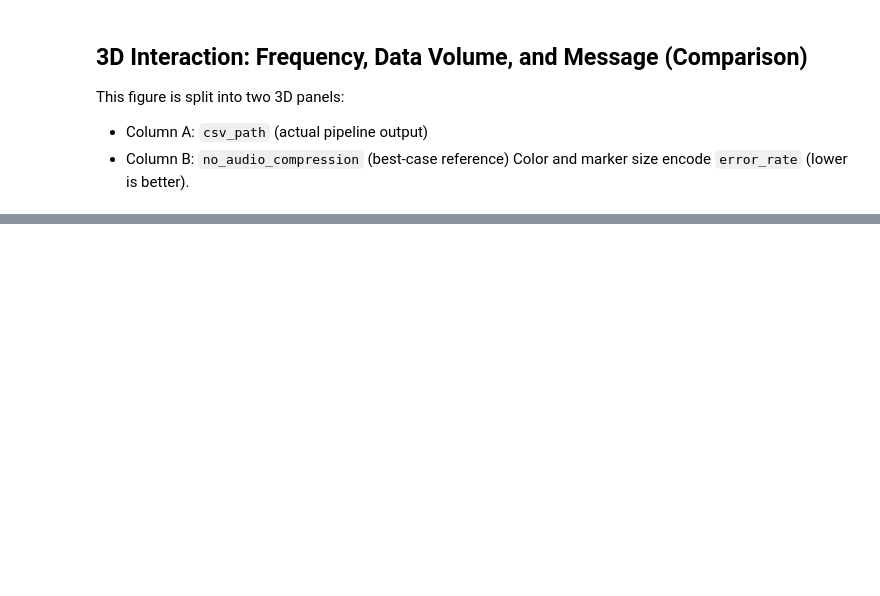
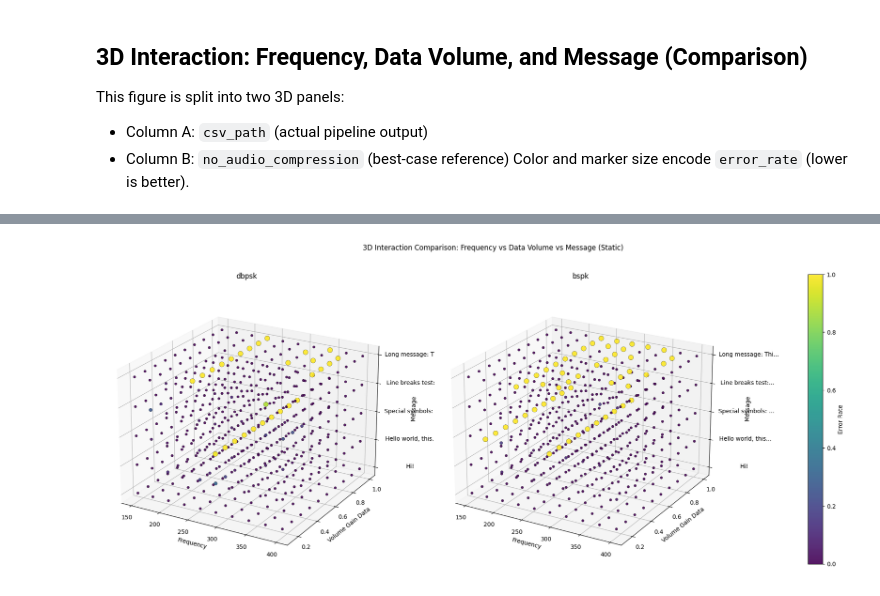
Before and after one commit to forcellatofrancesco/audio_steganography, a Jupyter notebook: src/plots/260521_results.ipynb, the cells around one changed output, grey strips where cells are left out. Cells and saved outputs as stored; diff of their text form; code cells hidden in the pictures; blank space fills up the shorter version.

```diff
--- a/src/plots/260521_results.ipynb
+++ b/src/plots/260521_results.ipynb
@@ -681,0 +701,81 @@ fig.show()
+# %%
+import matplotlib.colors as mcolors
+
+
+def _add_static_3d_panel(
+    ax, plot_df: DataFrame, message_order: list[str], panel_title: str
+):
+    if plot_df.empty:
+        ax.text2D(0.5, 0.5, "No data", transform=ax.transAxes, ha="center", va="center")
+        ax.set_axis_off()
+        return None
+
+    scatter = ax.scatter(
+        plot_df["frequency"],
+        plot_df["volume_gain_data"],
+        plot_df["message_idx"],
+        c=plot_df["error_rate_clipped"],
+        cmap="viridis",
+        norm=mcolors.Normalize(vmin=0, vmax=1),
+        s=plot_df["static_marker_size"],
+        alpha=0.9,
+        edgecolors="black",
+        linewidths=0.3,
+    )
+
+    ax.set_title(panel_title)
+    ax.set_xlabel("Frequency")
+    ax.set_ylabel("Volume Gain Data")
+    ax.set_zlabel("Message", labelpad=18)
+    ax.set_zticks(list(range(len(message_order))))
+    ax.set_zticklabels([shorten_message(message, 20) for message in message_order])
+    ax.tick_params(axis="z", pad=30)
+    ax.view_init(elev=22, azim=-60)
+    return scatter
+
+
+static_plot_df_a, static_message_order_a = _prepare_3d_plot_df(df_first)
+static_plot_df_b, static_message_order_b = _prepare_3d_plot_df(df_second)
+static_plot_df_a["static_marker_size"] = (
+    18 + static_plot_df_a["error_rate_clipped"] * 56
+)
+static_plot_df_b["static_marker_size"] = (
+    18 + static_plot_df_b["error_rate_clipped"] * 56
+)
+
+static_fig = plt.figure(figsize=(20, 9))
+static_ax_a = static_fig.add_subplot(1, 2, 1, projection="3d")
+static_ax_b = static_fig.add_subplot(1, 2, 2, projection="3d")
+
+scatter_a = _add_static_3d_panel(
+    static_ax_a,
+    static_plot_df_a,
+    static_message_order_a,
+    LABEL_FIRST,
+)
+scatter_b = _add_static_3d_panel(
+    static_ax_b,
+    static_plot_df_b,
+    static_message_order_b,
+    LABEL_SECOND,
+)
+
+static_fig.suptitle(
+    "3D Interaction Comparison: Frequency vs Data Volume vs Message (Static)",
+    y=0.96,
+)
+
+reference_scatter = scatter_a if scatter_a is not None else scatter_b
+if reference_scatter is not None:
+    color_bar = static_fig.colorbar(
+        reference_scatter,
+        ax=[static_ax_a, static_ax_b],
+        fraction=0.03,
+        pad=0.09,
+    )
+    color_bar.set_label("Error Rate")
+
+static_fig.subplots_adjust(left=0.03, right=0.78, bottom=0.04, top=0.90, wspace=0.14)
+plt.show()
+# %% [output]
+[figure, added]
```
Also changed, not shown: parts of 7 cells of this notebook, 1 other file.
